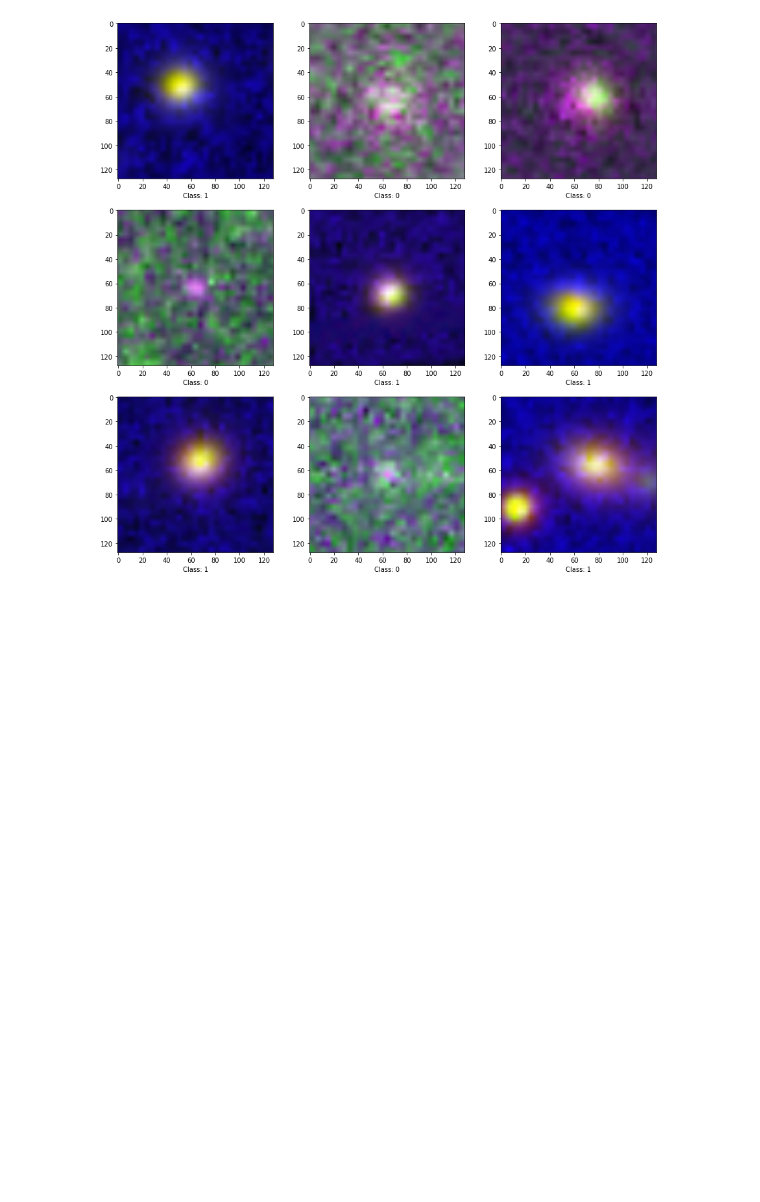
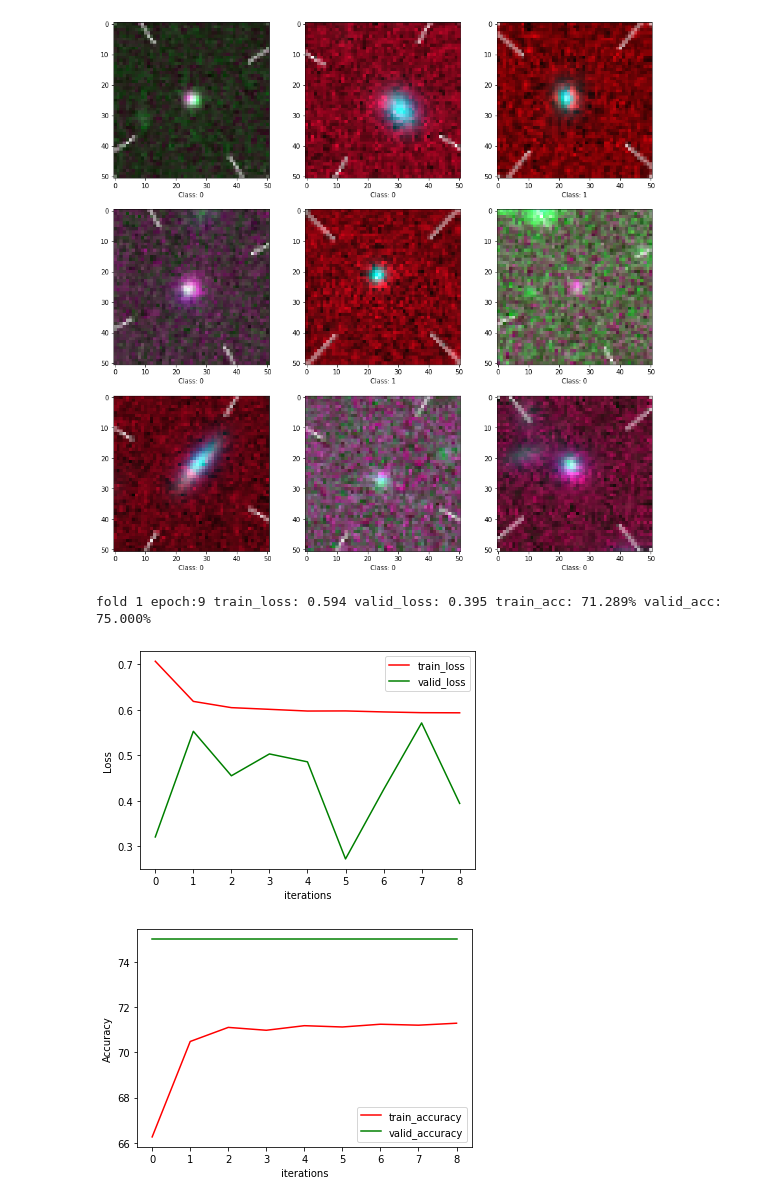
Before and after one commit to Mainakdeb/project-nova, a Jupyter notebook: classify_supernova.ipynb, the cells around one changed output. Cells and saved outputs as stored; diff of their text form; code cells hidden in the pictures; blank space fills up the shorter version.

Commit message:
define and test training loop

```diff
--- a/classify_supernova.ipynb
+++ b/classify_supernova.ipynb
@@ -43,7 +52,7 @@ device(type='cpu')
 # %%
 def image_to_nparray(path):
     i = cv2.imread(path)
-    i = cv2.cvtColor(i, cv2.COLOR_BGR2RGB)
+    #i = cv2.cvtColor(i, cv2.COLOR_BGR2RGB)
     return(np.array(i))
 # %%
 class C_Dataset(Dataset):
@@ -70,9 +79,14 @@ class C_Dataset(Dataset):
     def __getitem__(self, idx):
 
         smol_img_path = "ext_sm_"+str(idx)+".png" #image path column
-        class_name = str(self.d.iloc[idx][2])  #class name column
+        class_name = str(self.d.iloc[idx]['targets'])  #class name column
         full_img_path = self.root_dir + smol_img_path #+ '.png'
-        img_arr = image_to_nparray(full_img_path)
+
+        '''
+        img_arr range is 0, 255, so divided by 255.
+        '''
+        img_arr = (image_to_nparray(full_img_path)/255.).astype(np.float32)
+        # print(img_arr.max(), img_arr.min())
 
         if self.augmentation is not None:
             img  = self.augmentation(image = img_arr)
@@ -88,17 +102,16 @@ class C_Dataset(Dataset):
     def __len__(self):
         return (len(self.d))
 # %%
-
-data = C_Dataset(pd.read_csv("/content/ext_sm_all.csv"),
+data = C_Dataset(pd.read_csv("/content/ext_sm_all.csv", usecols=['targets']),
                  '/content/ext_small_images/',
                  augmentation = Compose([
                                         #RandomBrightnessContrast( p=0.9),
                                         Rotate(limit=30, interpolation=1, border_mode=4, always_apply=True, p=0.9)
                                         ]),
                 transform = transforms.Compose([
-                                                transforms.ToPILImage(),
-                                                transforms.Resize((224,224)),
-                                                transforms.CenterCrop((128,128)),
+                                                # transforms.ToPILImage(),
+                                                #transforms.Resize((224,224)),
+                                                #transforms.CenterCrop((128,128)),
                                                 transforms.ToTensor()
                                                 ])
                 )
@@ -124,4 +137,4 @@ for i in range (9):
   text = "Class: "+list(class_dict.keys())[int(label[0])]
   ax.flat[i].set_xlabel(text)
 # %% [output]
-[figure, old version]
+[figure, new version]
@@ -127,0 +349,20 @@ for i in range (9):
+# %%
+best_losses = []
+NFOLDS=1
+#train one fold
+for fold in range(NFOLDS):
+    best_losses.append(
+        run_training(
+            load_pretrained=False,
+            pretrained_path="",
+            fold=fold,
+            batch_size = 350, #best_params["batch_size"],
+            lr = 0.00015, #best_params["lr"], 0.00014148226882681195
+            num_epochs = 30,
+            plot_metrics=True
+        )
+    )
+# %% [output]
+fold 1 epoch:9 train_loss: 0.594 valid_loss: 0.395 train_acc: 71.289% valid_acc: 75.000%
+[figure, added]
+[figure, added]
```
Also changed, not shown: parts of 11 cells of this notebook.
